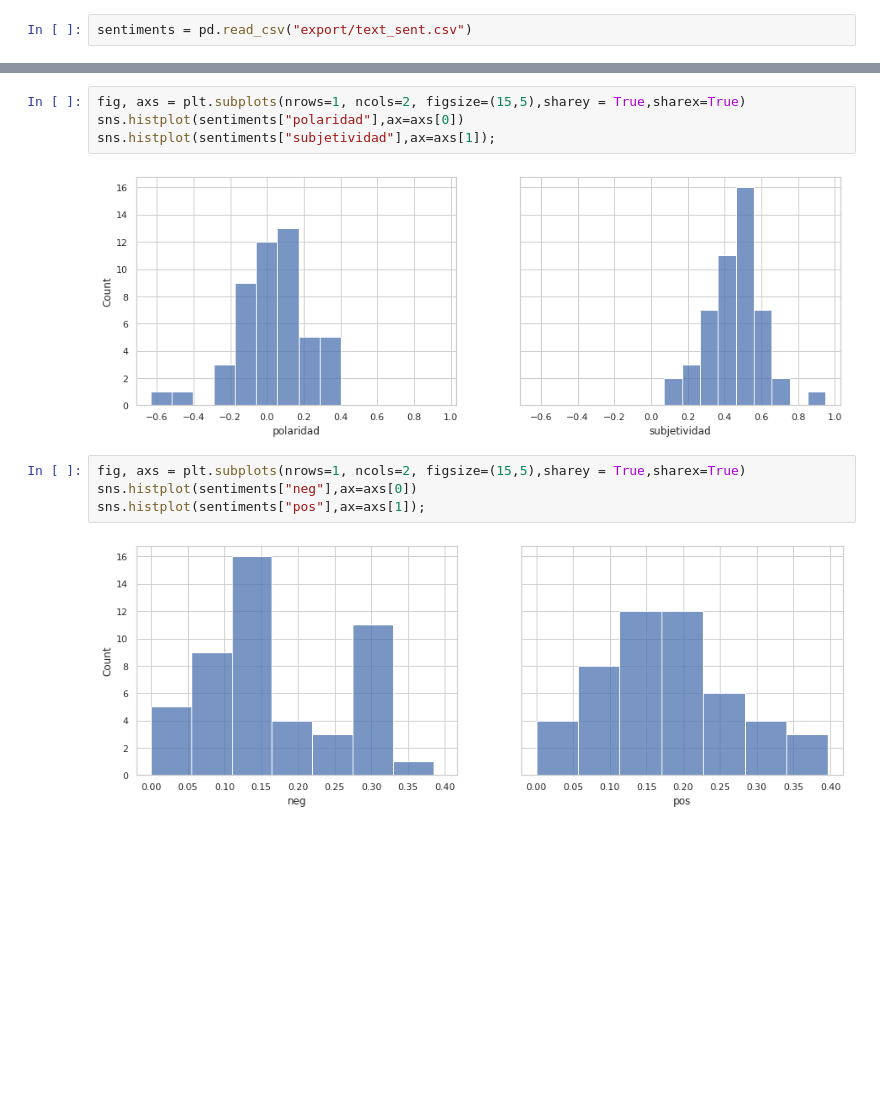
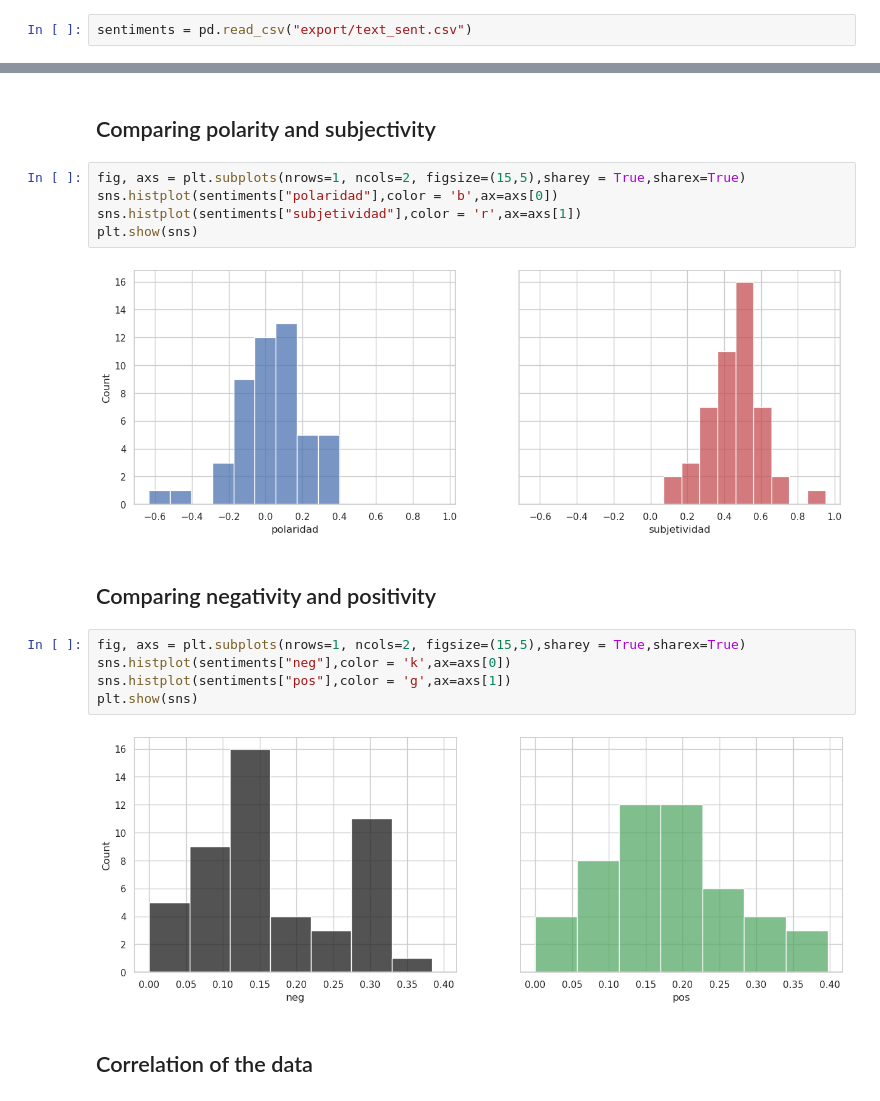
Before and after one commit to data2021oct/web-scrapping-miniproject, a Jupyter notebook: 02_visual.ipynb, the cells around one changed output, grey strips where cells are left out. Saved outputs shown, nothing was run; the diff lists cells and outputs as text; blank space fills up the shorter version.

```diff
--- a/02_visual.ipynb
+++ b/02_visual.ipynb
@@ -21,15 +22,23 @@ sentiments.sample(3)
+# %% [markdown]
+## Comparing polarity and subjectivity
 # %%
 fig, axs = plt.subplots(nrows=1, ncols=2, figsize=(15,5),sharey = True,sharex=True)
-sns.histplot(sentiments["polaridad"],ax=axs[0])
-sns.histplot(sentiments["subjetividad"],ax=axs[1]);
+sns.histplot(sentiments["polaridad"],color = 'b',ax=axs[0])
+sns.histplot(sentiments["subjetividad"],color = 'r',ax=axs[1])
+plt.show(sns)
 # %% [output]
-[figure, old version]
+[figure, new version]
+# %% [markdown]
+## Comparing negativity and positivity
 # %%
 fig, axs = plt.subplots(nrows=1, ncols=2, figsize=(15,5),sharey = True,sharex=True)
-sns.histplot(sentiments["neg"],ax=axs[0])
-sns.histplot(sentiments["pos"],ax=axs[1]);
+sns.histplot(sentiments["neg"],color = 'k',ax=axs[0])
+sns.histplot(sentiments["pos"],color = 'g',ax=axs[1])
+plt.show(sns)
 # %% [output]
-[figure, old version]
+[figure, new version]
+# %% [markdown]
+## Correlation of the data
 # %%
 corr = sentiments.corr()
 mascara = np.triu(np.ones_like(corr, dtype=bool)) # generamos la máscara para la triangular superior
```
Also changed, not shown: parts of 11 cells of this notebook.
